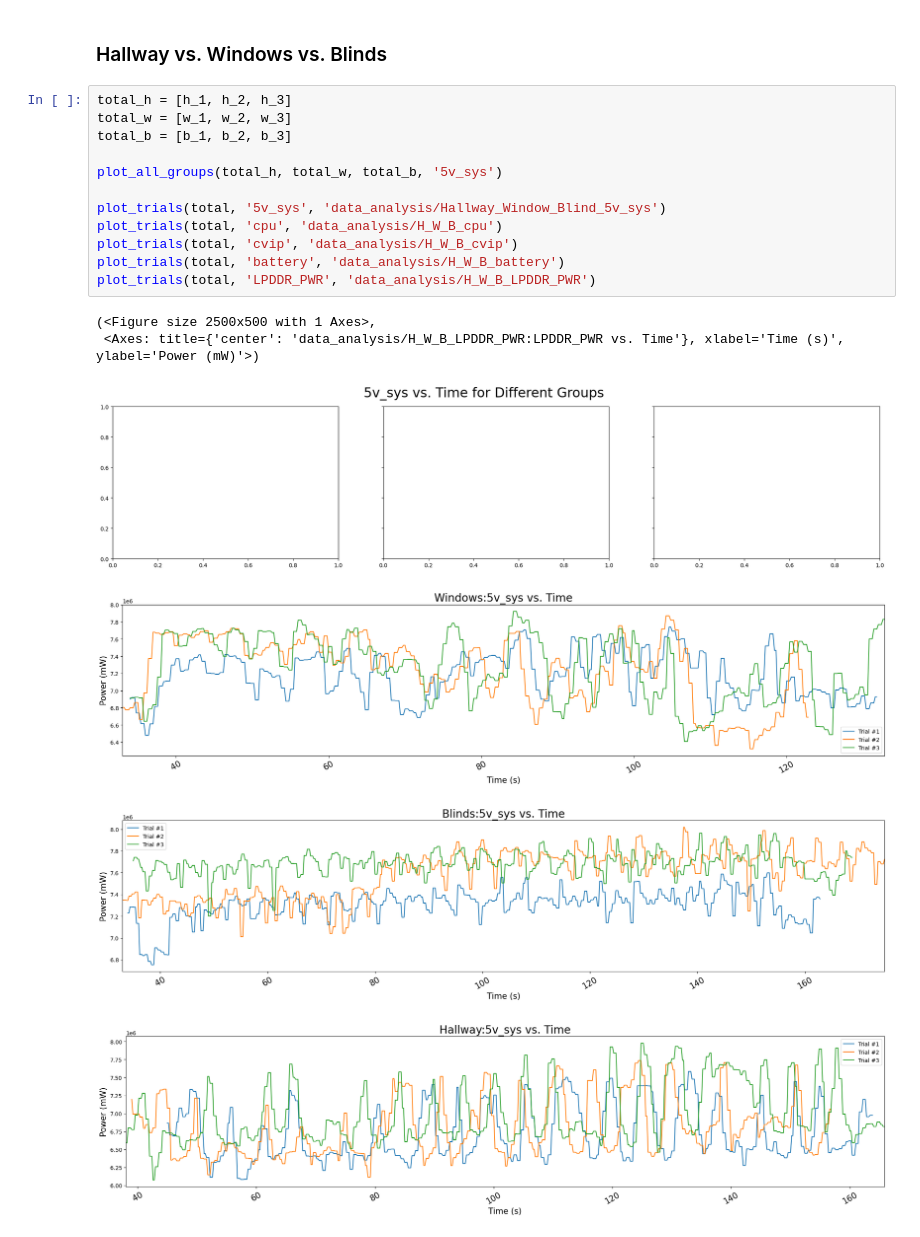
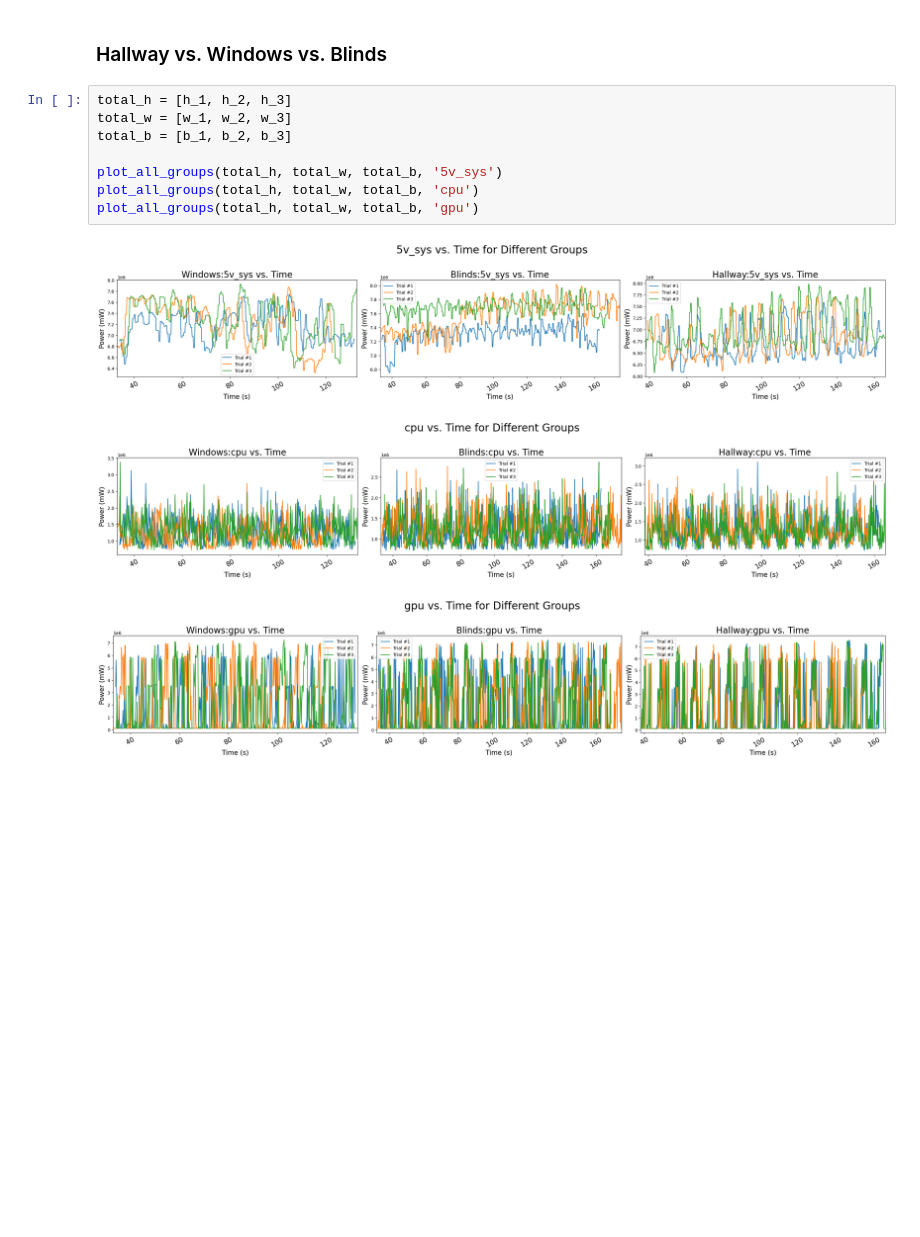
Before and after one commit to alliec45/mixed_reality_defense, a Jupyter notebook: scans.ipynb, the cells around one changed output. Drawn from its saved outputs; the diff is of its cells as text; blank space fills up the shorter version.

```diff
--- a/scans.ipynb
+++ b/scans.ipynb
@@ -378,19 +388,12 @@ save('data_analysis/Hallway_Combined_battery')
 # %%
 total_h = [h_1, h_2, h_3]
 total_w = [w_1, w_2, w_3]
 total_b = [b_1, b_2, b_3]
 
 plot_all_groups(total_h, total_w, total_b, '5v_sys')
-
-plot_trials(total, '5v_sys', 'data_analysis/Hallway_Window_Blind_5v_sys')
-plot_trials(total, 'cpu', 'data_analysis/H_W_B_cpu')
-plot_trials(total, 'cvip', 'data_analysis/H_W_B_cvip')
-plot_trials(total, 'battery', 'data_analysis/H_W_B_battery')
-plot_trials(total, 'LPDDR_PWR', 'data_analysis/H_W_B_LPDDR_PWR')
+plot_all_groups(total_h, total_w, total_b, 'cpu')
+plot_all_groups(total_h, total_w, total_b, 'gpu')
 # %% [output]
-(<Figure size 2500x500 with 1 Axes>,
- <Axes: title={'center': 'data_analysis/H_W_B_LPDDR_PWR:LPDDR_PWR vs. Time'}, xlabel='Time (s)', ylabel='Power (mW)'>)
-[figure, old version]
+[figure, new version]
-[figure, old version]
+[figure, new version]
-[figure, old version]
+[figure, new version]
-[figure, removed]
```
Also changed, not shown: parts of 3 cells of this notebook, 4 other files.
